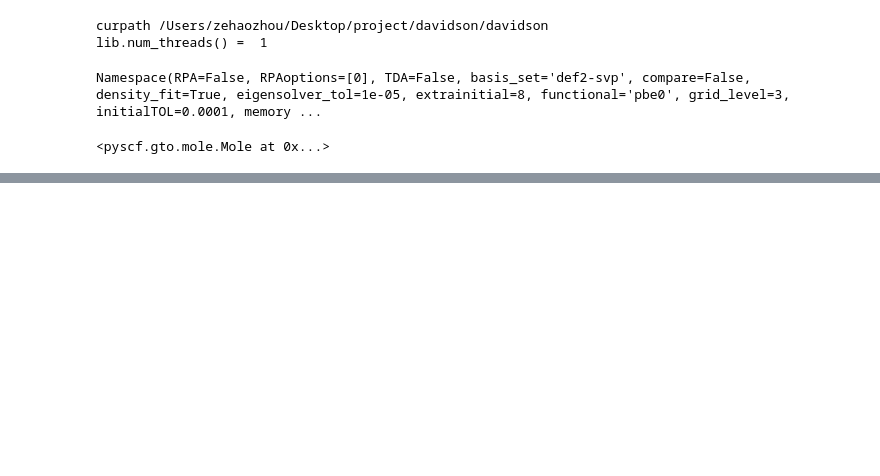
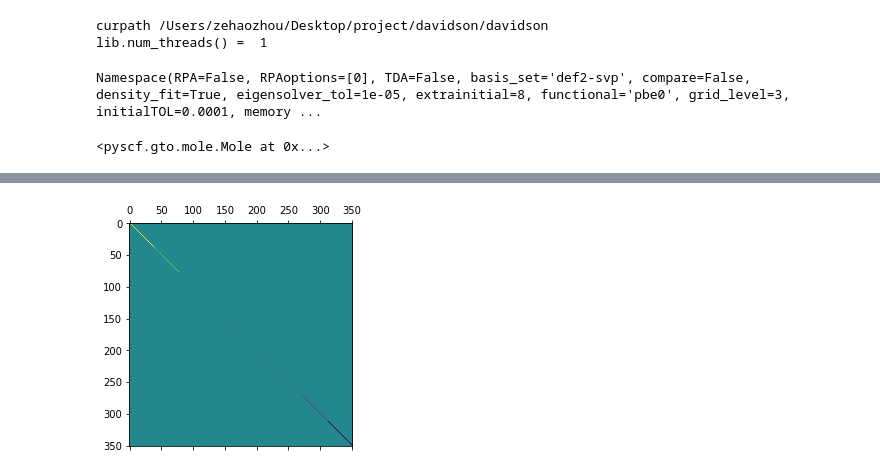
Before and after one commit to John-zzh/ris-precond-Davidson, a Jupyter notebook: All-in-one-codes.ipynb, the cells around one changed output, grey strips where cells are left out. Cells and saved outputs as stored; diff of their text form; code cells hidden in the pictures; blank space fills up the shorter version.

```diff
--- a/All-in-one-codes.ipynb
+++ b/All-in-one-codes.ipynb
@@ -591,0 +587,6 @@ after Q matrix memory used: 117.375 MB
+# %%
+A_m_I = A - np.diag(w)
+plt.matshow(A_m_I)
+plt.show()
+# %% [output]
+[figure, added]
```
Also changed, not shown: parts of 24 cells of this notebook, 9 other files.
